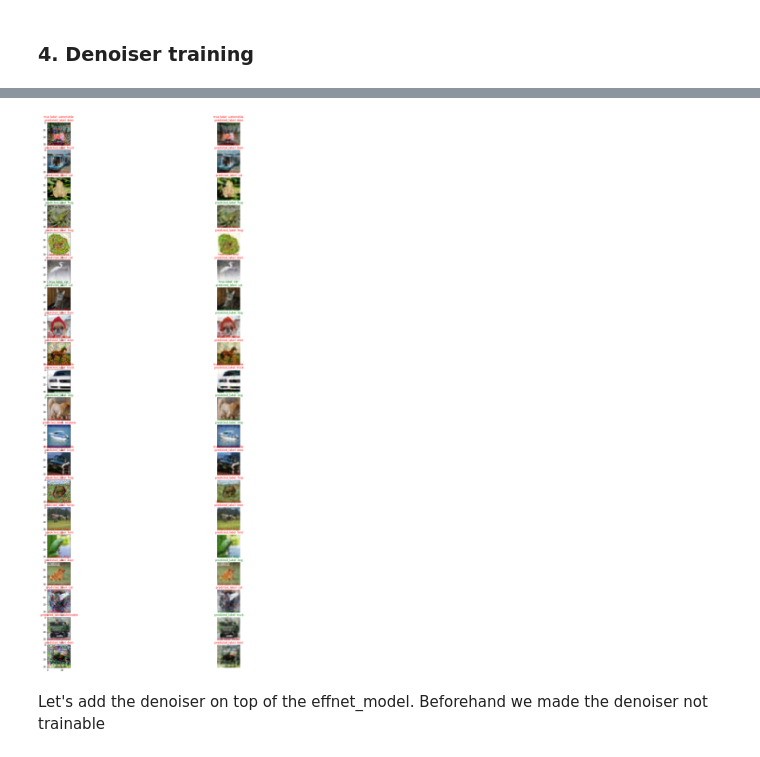
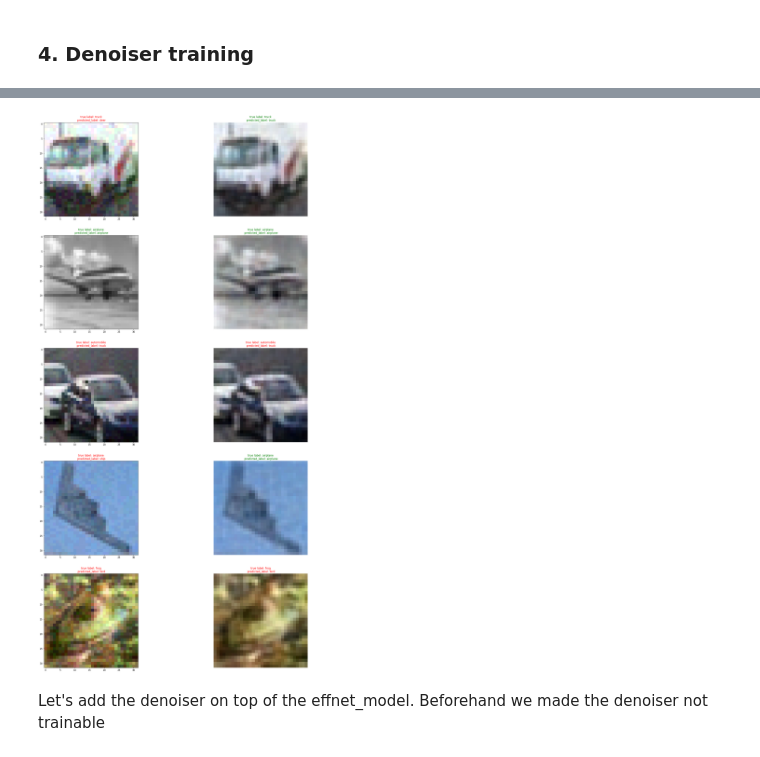
Before and after one commit to cedricgoubard/benchmark-adversarial-attacks, a Jupyter notebook: notebooks/Denoiser.ipynb, the cells around one changed output, grey strips where cells are left out. Saved outputs shown, nothing was run; the diff lists cells and outputs as text; code cells hidden in the pictures.

```diff
--- a/notebooks/Denoiser.ipynb
+++ b/notebooks/Denoiser.ipynb
@@ -119,7 +121,7 @@ class Denoise(Model):
         self.decoder = tf.keras.Sequential([
         Conv2DTranspose(64, kernel_size=3, strides=2, activation='relu', padding='same'),
         Conv2DTranspose(128, kernel_size=2, strides=2, activation='relu', padding='same'),
-        Conv2D(3, kernel_size=(3,3), activation='sigmoid', padding='same')])
+        Conv2D(3, kernel_size=(3,3), activation='relu', padding='same')])
 
     def call(self, x):
         encoded = self.encoder(x)
@@ -134,18 +136,19 @@ def data_set_maker(model,attack, image_list, labels):
     adv_list=[]
     benign_list=[]
     adv_true_label=[]
-    epsilon=[0.001]
+    epsilon=[5]
     print('======epsilon: '+str(epsilon[0])+'======')
     for i,image in enumerate(tqdm(image_list,position=0)):
         if i!=0 and i%2000==0:
-            epsilon=[epsilon[0]*10]
+            print('======adv_list_size: '+str(len(adv_list))+'======')
+            epsilon=[epsilon[0]*1.5]
             print('======epsilon: '+str(epsilon[0])+'======')
         image = np.asarray(image)[:,:,:3].astype('float32')
         image = convert_to_tensor(np.expand_dims(image,axis=0))
         label=labels[i]
         label = tf.convert_to_tensor(np.array([label]))
         _, clipped, is_adv = attack(model_to_fool,image,label,epsilons=epsilon)
-        if bool(is_adv[0][0]) ==True:
+        if bool(is_adv[0]) ==True:
             adv_list.append(np.array(clipped[0][0]))
             adv_true_label.append(labels[i])
             benign_list.append(image)
@@ -165,8 +173,8 @@ attack_FGSM=LinfFastGradientAttack()
 # %%
-# with open('data/adv images and benign images', 'wb') as f:
-#     pickle.Pickler(f).dump(adv_list)
-#     pickle.Pickler(f).dump(benign_list)
-#     pickle.Pickler(f).dump(adv_true_label)
+with open('data/adv images and benign images', 'wb') as f:
+    pickle.Pickler(f).dump(adv_list)
+    pickle.Pickler(f).dump(benign_list)
+    pickle.Pickler(f).dump(adv_true_label)
 # %%
 with open('data/adv images and benign images', 'rb') as f:
     adv_list=pickle.Unpickler(f).load()
@@ -197,6 +210,6 @@ len(adv_list)
 # %%
 autoencoder.compile(optimizer='adam', loss=tf.keras.losses.MeanSquaredError(),metrics=['MeanSquaredError'])
-autoencoder.fit(np.array(adv_list[:3600]),np.array(benign_list[:3600]),
+autoencoder.fit(np.array(adv_list[:5300]),np.array(benign_list[:5300]),
                 epochs=30,
                 batch_size=32,
                 shuffle=True)
@@ -221,11 +234,11 @@ Epoch 30/30
 <tensorflow.python.keras.callbacks.History at 0x...>
 # %%
 plt.figure(figsize=(25,45))
-for i,(adv_image, true_label) in enumerate(zip(adv_list[3600:3620],adv_true_label[3600:3620])):
+for i,(adv_image, true_label) in enumerate(zip(adv_list[3605:3610],adv_true_label[3605:3610])):
 
     i=2*i
-    ax = plt.subplot(20, 2, i + 1)
-    plt.imshow(adv_image)
+    ax = plt.subplot(5, 2, i + 1)
+    plt.imshow(adv_image.astype('int32'))
     predicted_adv_label=dict_classes[np.argmax(model_effnet.predict(np.expand_dims(adv_image,axis=0)))]
     true_label=dict_classes[true_label]
     if true_label==predicted_adv_label:
@@ -234,10 +247,10 @@ for i,(adv_image, true_label) in enumerate(zip(adv_list[3600:3620],adv_true_labe
         color='red'
     plt.title('true label: '+str(true_label)+'\n predicted_label: '+str(predicted_adv_label),color=color)
 
-    ax = plt.subplot(20, 2, i + 2)
+    ax = plt.subplot(5, 2, i + 2)
     new_image=autoencoder.predict(np.expand_dims(adv_image,axis=0))
     predicted_label=dict_classes[np.argmax(model_effnet.predict(new_image))]
-    plt.imshow(np.squeeze(new_image))
+    plt.imshow(np.squeeze(new_image).astype('int32'))
     if true_label==predicted_label:
         color='green'
     else:
@@ -256,4 +265,4 @@ W0126 10:26:43.906541 140016557791040 image.py:700] Clipping input data to the v
-[figure, old version]
+[figure, new version]
 # %% [markdown]
 Let's add the denoiser on top of the effnet_model.
 Beforehand we made the denoiser not trainable
```
Also changed, not shown: parts of 12 cells of this notebook, 2 other files.
